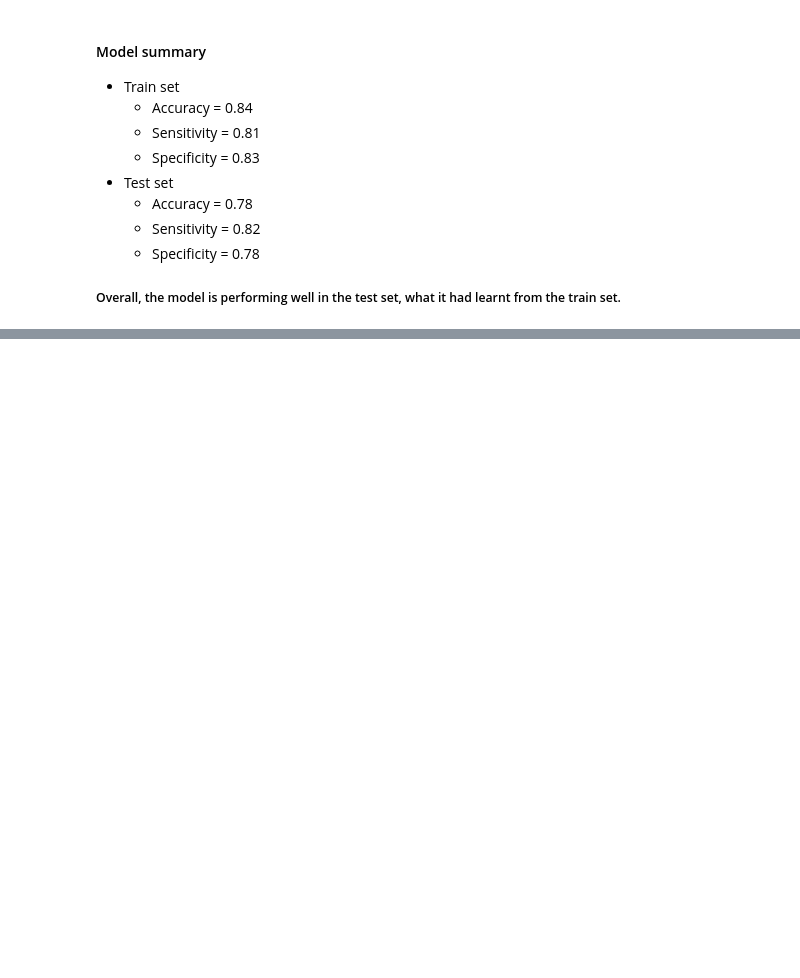
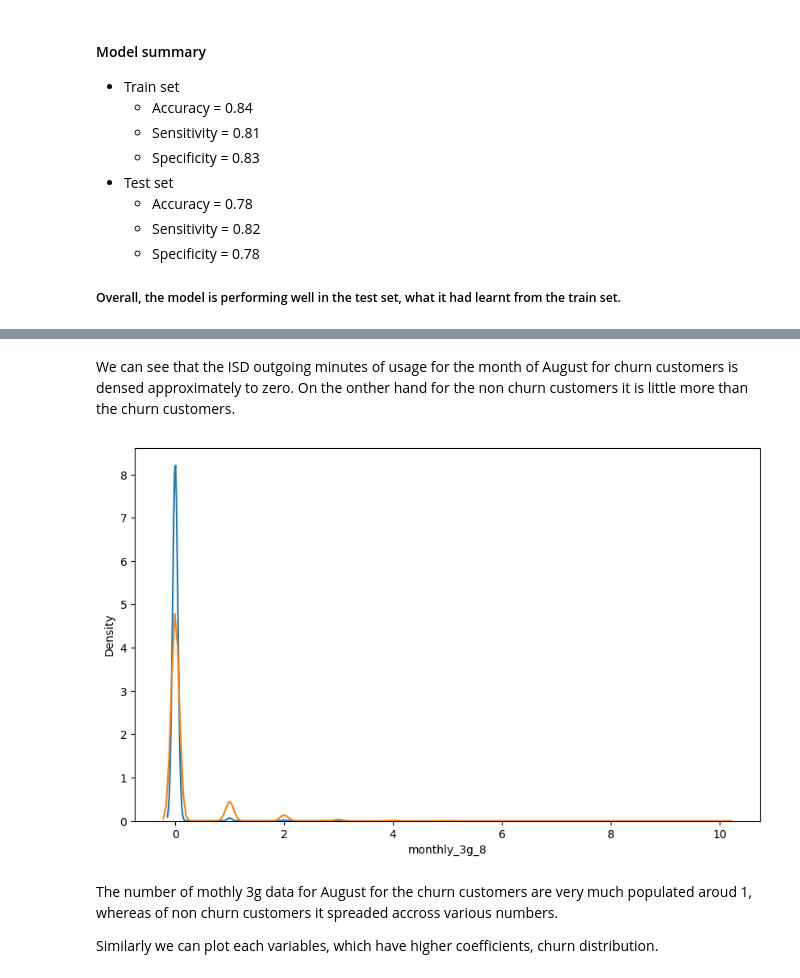
Before and after one commit to burakarabacioglu/Vodafone-ML-Internship-Portfolio, a Jupyter notebook: Customer_Churn_Prediction/churn_prediction.ipynb, the cells around one changed output, grey strips where cells are left out. Saved outputs shown, nothing was run; the diff lists cells and outputs as text; code cells hidden in the pictures; blank space fills up the shorter version.

```diff
--- a/Customer_Churn_Prediction/churn_prediction.ipynb
+++ b/Customer_Churn_Prediction/churn_prediction.ipynb
@@ -1843,0 +1890,14 @@ Specificity:- 0.6720269259536276
+# %% [markdown]
+We can see that the ISD outgoing minutes of usage for the month of August for churn customers is densed approximately to zero. On the onther hand for the non churn customers it is little more than the churn customers.
+# %%
+# Plotting monthly_3g_8 predictor for churn and not churn customers
+fig = plt.figure(figsize=(10,6))
+sns.distplot(data_churn['monthly_3g_8'],label='churn',hist=False)
+sns.distplot(data_non_churn['monthly_3g_8'],label='not churn',hist=False)
+plt.show()
+# %% [output]
+[figure, added]
+# %% [markdown]
+The number of mothly 3g data for August for the churn customers are very much populated aroud 1, whereas of non churn customers it spreaded accross various numbers.
+
+Similarly we can plot each variables, which have higher coefficients, churn distribution.
```
Also changed, not shown: parts of 8 cells of this notebook.
